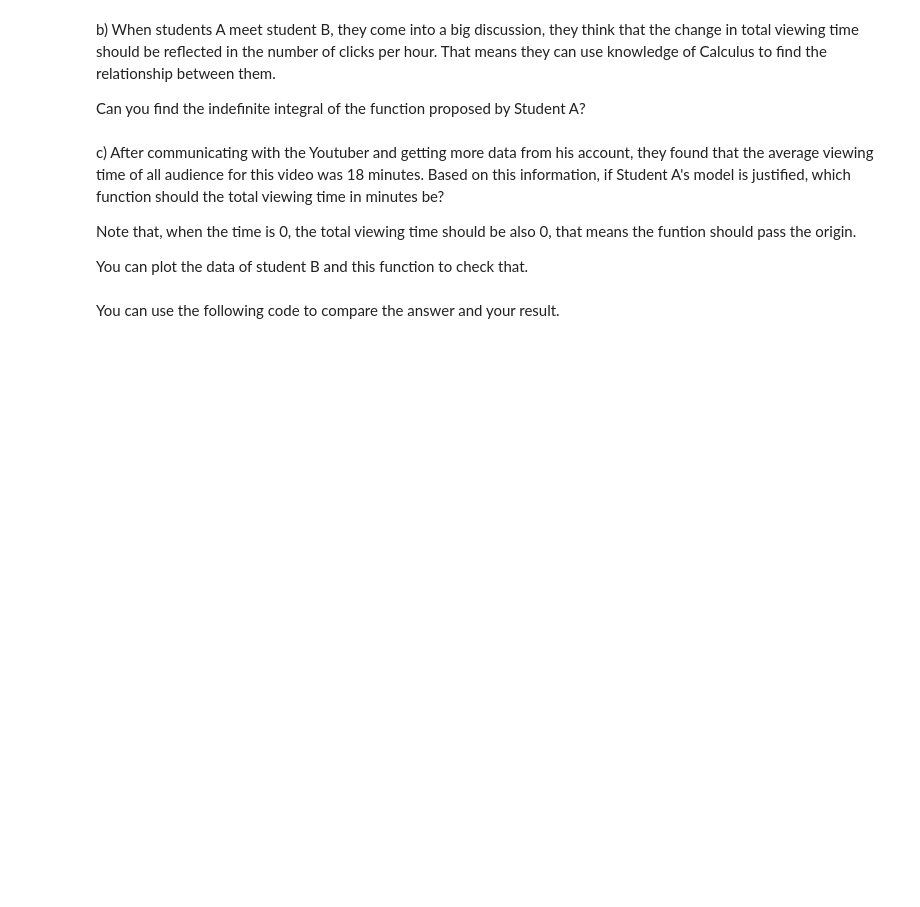
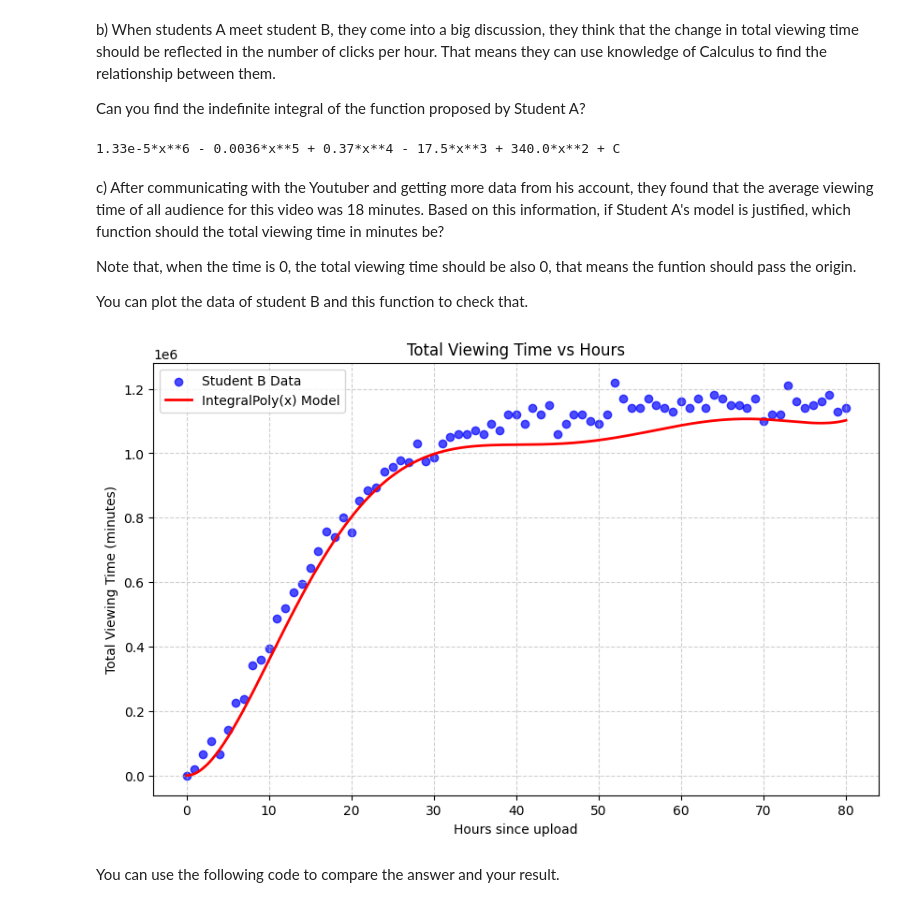
Before and after one commit to Nico-sudo/robot-camp-individual, a Jupyter notebook: challenge_calculus/Review_Calculus.ipynb, the cells around one changed output. Drawn from its saved outputs; the diff is of its cells as text; code cells hidden in the pictures; blank space fills up the shorter version.

```diff
--- a/challenge_calculus/Review_Calculus.ipynb
+++ b/challenge_calculus/Review_Calculus.ipynb
@@ -65,6 +107,15 @@ where x is the past time in hour and y is the clicks. Can you plot the data and
 b) When students A meet student B, they come into a big discussion, they think that the change in total viewing time should be reflected in the number of clicks per hour. That means they can use knowledge of Calculus to find the relationship between them.
 
 Can you find the indefinite integral of the function proposed by Student A?
+# %%
+import sympy as sp
+
+x = sp.symbols('x')
+f = 0.0000798*x**5 - 0.018*x**4 + 1.48*x**3 - 52.5*x**2 + 680*x
+F = sp.integrate(f, x)
+print(F, "+ C")  # Display the integral
+# %% [output]
+1.33e-5*x**6 - 0.0036*x**5 + 0.37*x**4 - 17.5*x**3 + 340.0*x**2 + C
 # %% [markdown]
 c) After communicating with the Youtuber and getting more data from his account, they found that the average viewing time of all audience for this video was 18 minutes.
 Based on this information, if Student A's model is justified, which function should the total viewing time in minutes be?
@@ -73,10 +124,36 @@ Note that, when the time is 0, the total viewing time should be also 0, that mea
 
 You can plot the data of student B and this function to check that.
 # %%
+import pandas as pd
+import numpy as np
+import matplotlib.pyplot as plt
+
+data_b = pd.read_csv("data_student_B.csv")
+#print(data_b.head())
+
+x_data = data_b["time (h)"]
+y_data = data_b["Total viewing time (min)"]
+
 def IntegralPoly(x):
-    # TO DO
-    pass
-    return # TO DO
+    y = 18*(1.33e-05*x**6 - 3.6e-03*x**5 + 3.7e-01*x**4 - 1.75e+01*x**3 + 3.4e+02*x**2)
+    return y
+
+x_model = np.linspace(0, max(x_data), 500)
+y_model = IntegralPoly(x_model)
+
+# Step 4: Plot
+plt.figure(figsize=(10,6))
+plt.scatter(x_data, y_data, label="Student B Data", color="blue", alpha=0.7)
+plt.plot(x_model, y_model, label="IntegralPoly(x) Model", color="red", linewidth=2)
+
+plt.title("Total Viewing Time vs Hours")
+plt.xlabel("Hours since upload")
+plt.ylabel("Total Viewing Time (minutes)")
+plt.legend()
+plt.grid(True, linestyle="--", alpha=0.6)
+plt.show()
+# %% [output]
+[figure, added]
 # %% [markdown]
 You can use the following code to compare the answer and your result.
 # %%
```
Also changed, not shown: parts of 6 cells of this notebook.
